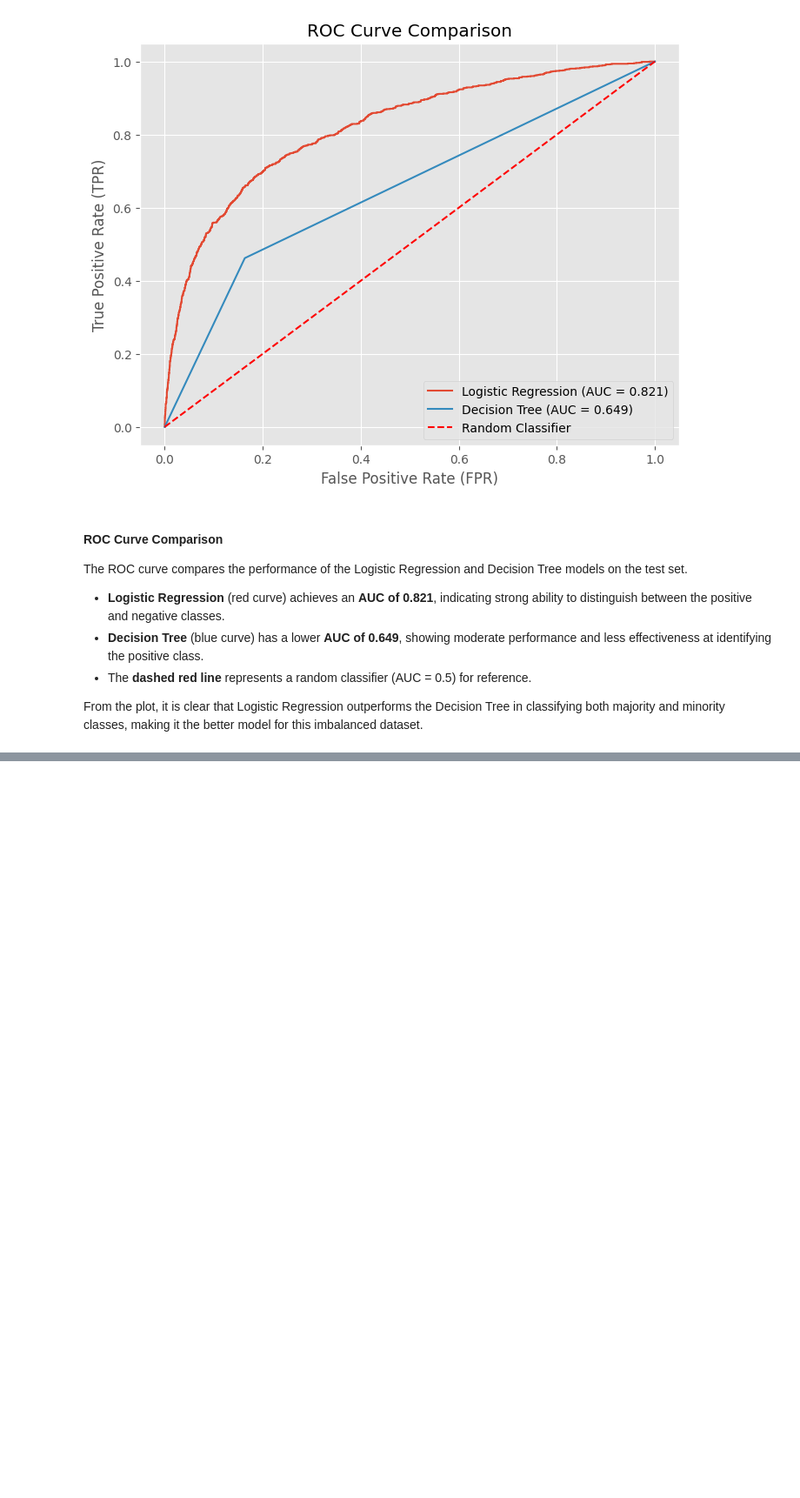
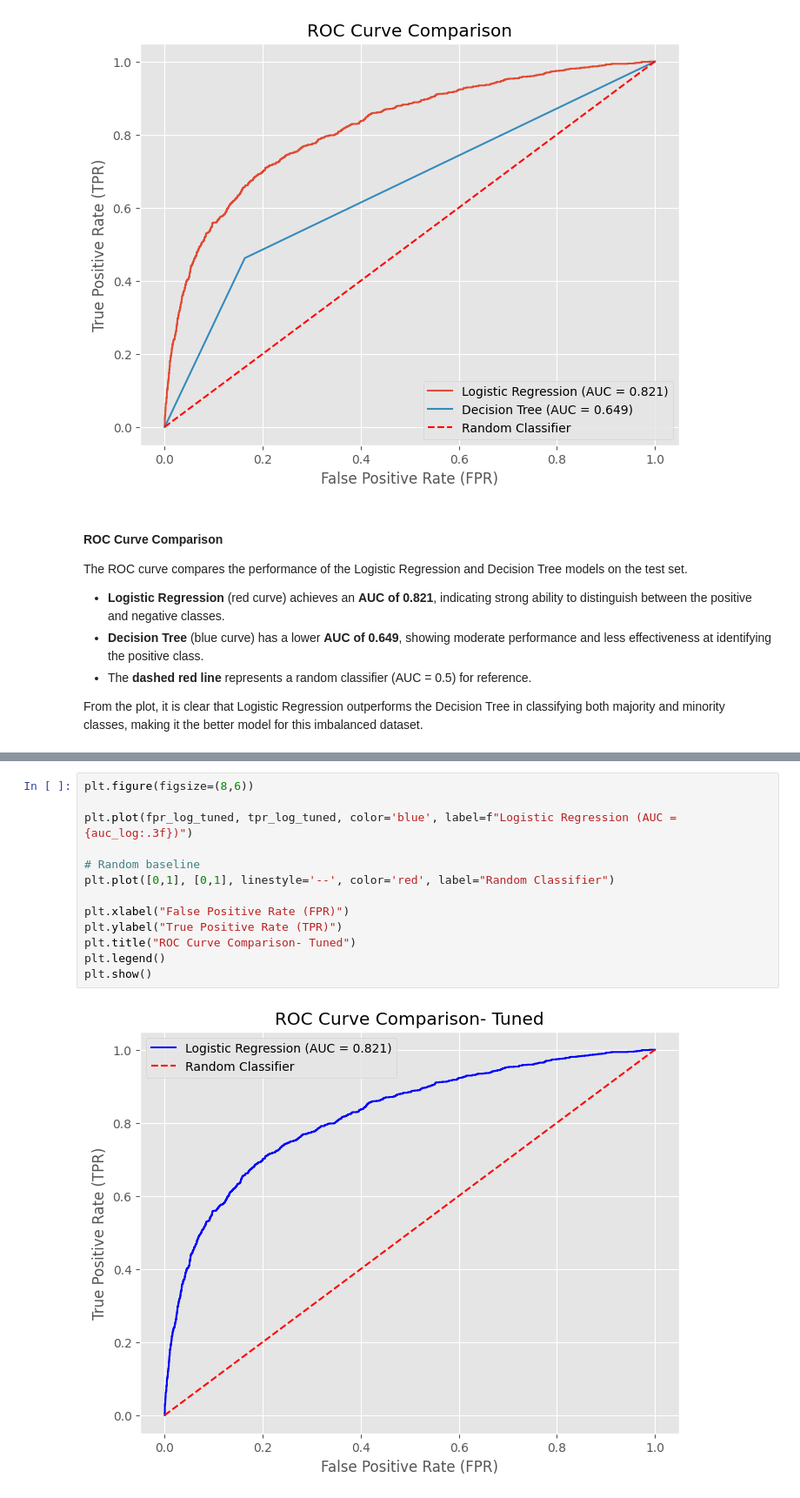
Before and after one commit to MaurineChemutai/H1N1-Flu-Vaccine-Classification-Model-Phase-3, a Jupyter notebook: index.ipynb, the cells around one changed output, grey strips where cells are left out. Shown at 87% size. Drawn from its saved outputs; the diff is of its cells as text; blank space fills up the shorter version.

```diff
--- a/index.ipynb
+++ b/index.ipynb
@@ -1000,3 +1031,18 @@ Classification Report:
     accuracy                           0.78      5342
    macro avg       0.70      0.75      0.71      5342
 weighted avg       0.82      0.78      0.79      5342
+# %%
+plt.figure(figsize=(8,6))
+
+plt.plot(fpr_log_tuned, tpr_log_tuned, color='blue', label=f"Logistic Regression (AUC = {auc_log:.3f})")
+
+# Random baseline
+plt.plot([0,1], [0,1], linestyle='--', color='red', label="Random Classifier")
+
+plt.xlabel("False Positive Rate (FPR)")
+plt.ylabel("True Positive Rate (TPR)")
+plt.title("ROC Curve Comparison- Tuned")
+plt.legend()
+plt.show()
+# %% [output]
+[figure, added]
```
Also changed, not shown: parts of 12 cells of this notebook.
